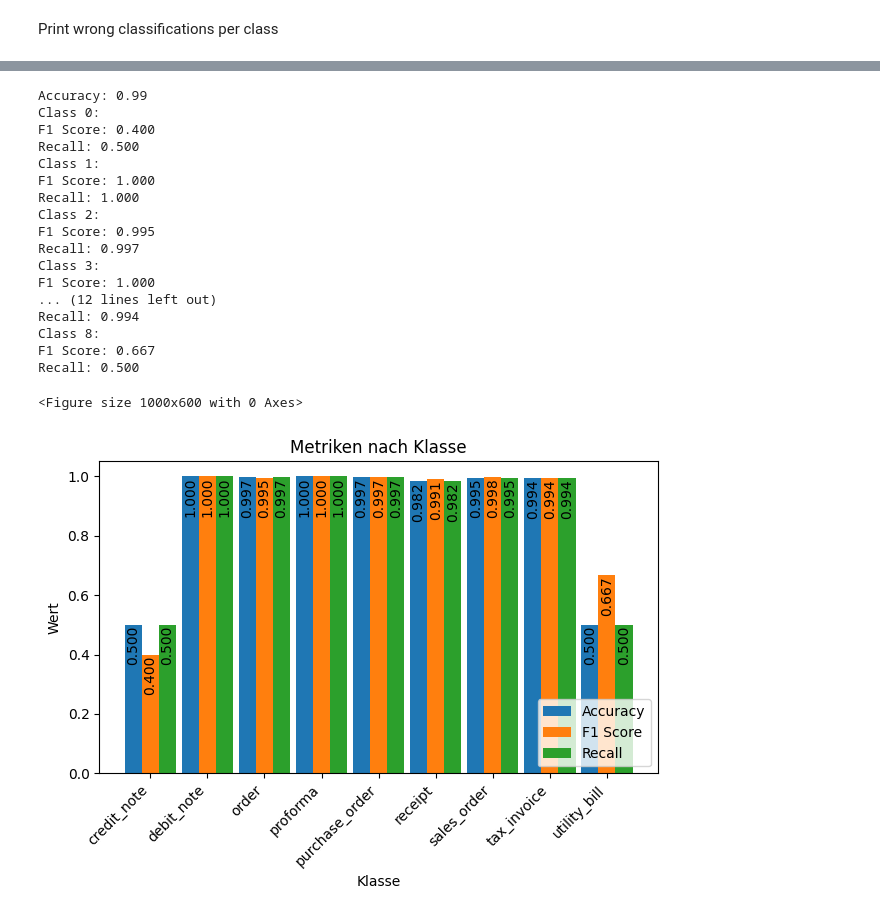
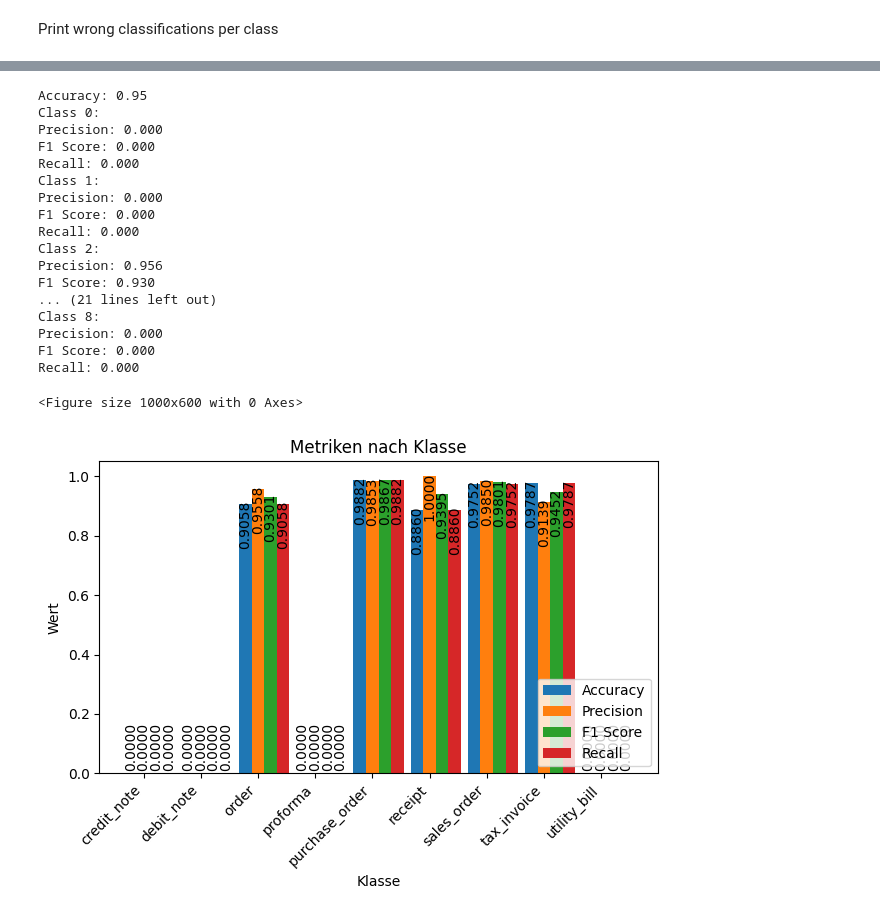
Before and after one commit to sn0lian/Sebastian-Strobel-Hauptprojekt, a Jupyter notebook: Document Classification/InceptionV3.ipynb, the cells around one changed output, grey strips where cells are left out. Drawn from its saved outputs; the diff is of its cells as text; code cells hidden in the pictures.

Commit message:
added precision to all plots

```diff
--- a/Document Classification/InceptionV3.ipynb
+++ b/Document Classification/InceptionV3.ipynb
@@ -532,9 +532,9 @@ LabelBinarizer()
 y_test = np.argmax(y_test,axis=1)
 y_test_names = lb.classes_[y_test]
 # %%
-epochs = 100
-#name_layer = "_added_layer_"
-name_layer = "_all_layer_"
+epochs = 30
+name_layer = "_added_layer_"
+#name_layer = "_all_layer_"
 # %%
 from keras.models import load_model
 model = load_model('/home/sebastian/Documents/Hauptprojekt/Models/InceptionV3/trained_model' + str(name_layer) + str(epochs) + 'epochs_10_5.h5')
@@ -828,10 +830,13 @@ with open("/home/sebastian/Documents/Hauptprojekt/Arrays/InceptionV3/Recall.pkl"
 with open("/home/sebastian/Documents/Hauptprojekt/Arrays/InceptionV3/ClassAccuracys.pkl", "rb") as file:
     ClassAccuracys = pickle.load(file)
 # %%
-from sklearn.metrics import accuracy_score, f1_score, recall_score, classification_report
+from sklearn.metrics import precision_score,accuracy_score, f1_score, recall_score, classification_report
 
 # Calculate accuracy
 accuracy = accuracy_score(y_test_names, predicted_classes_names)
+
+# Calculate precision
+precision_scores = precision_score(y_test_names, predicted_classes_names, average=None)
 
 # Calculate F1 score for each class
 f1_scores = f1_score(y_test_names, predicted_classes_names, average=None)
@@ -843,26 +848,27 @@ recall_scores = recall_score(y_test_names, predicted_classes_names, average=None
 print(f"Accuracy: {accuracy:.2f}")
 
 # Print F1 score and recall for each class
-for class_idx, (f1, recall) in enumerate(zip(f1_scores, recall_scores)):
+for class_idx, (precision, f1, recall) in enumerate(zip(precision_scores, f1_scores, recall_scores)):
     print(f"Class {class_idx}:")
+    print(f"Precision: {precision:.3f}")
     print(f"F1 Score: {f1:.3f}")
     print(f"Recall: {recall:.3f}")
 # %% [output]
-Accuracy: 0.99
+Accuracy: 0.95
 Class 0:
-F1 Score: 0.400
-Recall: 0.500
+Precision: 0.000
+F1 Score: 0.000
+Recall: 0.000
 Class 1:
-F1 Score: 1.000
-Recall: 1.000
+Precision: 0.000
+F1 Score: 0.000
+Recall: 0.000
 Class 2:
-F1 Score: 0.995
-Recall: 0.997
-Class 3:
-F1 Score: 1.000
-... (12 lines left out)
-Recall: 0.994
+Precision: 0.956
+F1 Score: 0.930
+... (21 lines left out)
 Class 8:
-F1 Score: 0.667
-Recall: 0.500
+Precision: 0.000
+F1 Score: 0.000
+Recall: 0.000
 # %%
@@ -887,12 +897,13 @@ font = {'size': 10}
 matplotlib.rc('font', **font)
 
 # values for accuracy, F1 score, and recall for each class
+precision_values = precision_scores
 accuracy_values = class_accuracies
 f1_score_values = f1_scores
 recall_values = recall_scores
 
 # Set the width of the bars (increase the bar width for wider bars)
-bar_width = 0.3  # Adjust this value for wider bars
+bar_width = 0.22  # Adjust this value for wider bars
 
 # Calculate the x-axis positions for each class
 x = np.arange(len(categories))
@@ -903,42 +914,43 @@ plt.figure(figsize=(10, 6))
 fig, ax = plt.subplots()
 
 # Create wider bars for each metric
-bar_accuracy = ax.bar(x - bar_width, accuracy_values, width=bar_width, label='Accuracy')
-bar_f1_score = ax.bar(x, f1_score_values, width=bar_width, label='F1 Score')
-bar_recall = ax.bar(x + bar_width, recall_values, width=bar_width, label='Recall')
+bar_accuracy = ax.bar(x - bar_width, accuracy_values, width=bar_width, label='Accuracy')  # Adjusted x-coordinates
+bar_precision = ax.bar(x, precision_values, width=bar_width, label='Precision')
+bar_f1_score = ax.bar(x + bar_width, f1_score_values, width=bar_width, label='F1 Score')
+bar_recall = ax.bar(x + 2*bar_width, recall_values, width=bar_width, label='Recall')  # Adjusted x-coordinates
 
 y_ticks = np.arange(0, 1.1, 0.2)
 ax.set_yticks(y_ticks)
 ax.set_yticklabels([f"{tick:.1f}" for tick in y_ticks])
 
 # Set the labels for x-axis and y-axis
 ax.set_xlabel('Klasse')
 ax.set_ylabel('Wert')
 ax.set_title('Metriken nach Klasse')
 ax.set_xticks(x)
 ax.set_xticklabels(categories, rotation=45, ha="right")
 
 # Display numerical values inside the wider bars vertically and centered
-for bars in [bar_accuracy, bar_f1_score, bar_recall]:
+for bars in [bar_precision, bar_accuracy, bar_f1_score, bar_recall]:
     for bar in bars:
         height = bar.get_height()
         bar_height = bar.get_height()
         if bar_height == 0:
-            bar_height  = 0.14
+            bar_height  = 0.16
 
-        ax.annotate(f'{height:.3f}', xy=(bar.get_x() + bar.get_width() / 2, bar_height - 0.07),
+        ax.annotate(f'{height:.4f}', xy=(bar.get_x() + bar.get_width() / 2, bar_height - 0.07),
                     xytext=(0, 0), textcoords='offset points',
                     ha='center', va='center', rotation=90)  # Place text inside the bar vertically
 
 
 
 # Move the legend to the bottom right
 ax.legend(loc='lower right')
 
 # Show the plot
 plt.tight_layout()
 plt.savefig('/home/sebastian/Documents/Hauptprojekt/Plots/ImageClassification/InceptionV3/metrics'+ str(name_layer) + str(epochs) + 'epochs_' + str(mod_tax) + '_' + str(mod_order) + '.png')
 plt.show()
 # %% [output]
 <Figure size 1000x600 with 0 Axes>
-[figure, old version]
+[figure, new version]
```
Also changed, not shown: parts of 11 cells of this notebook, 42 other files.
